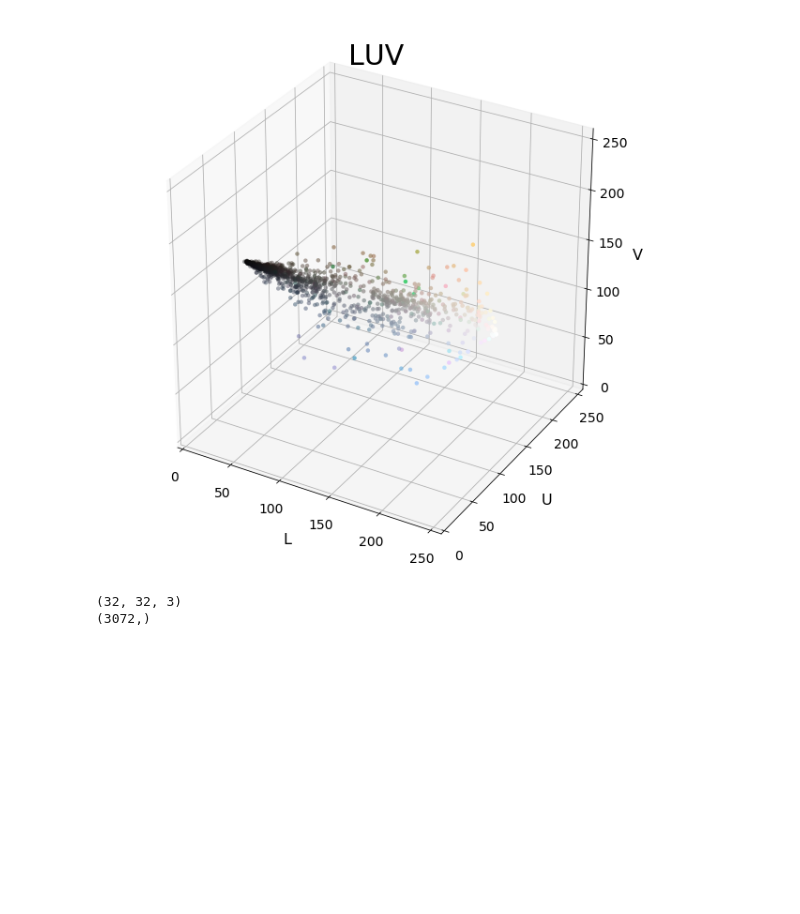
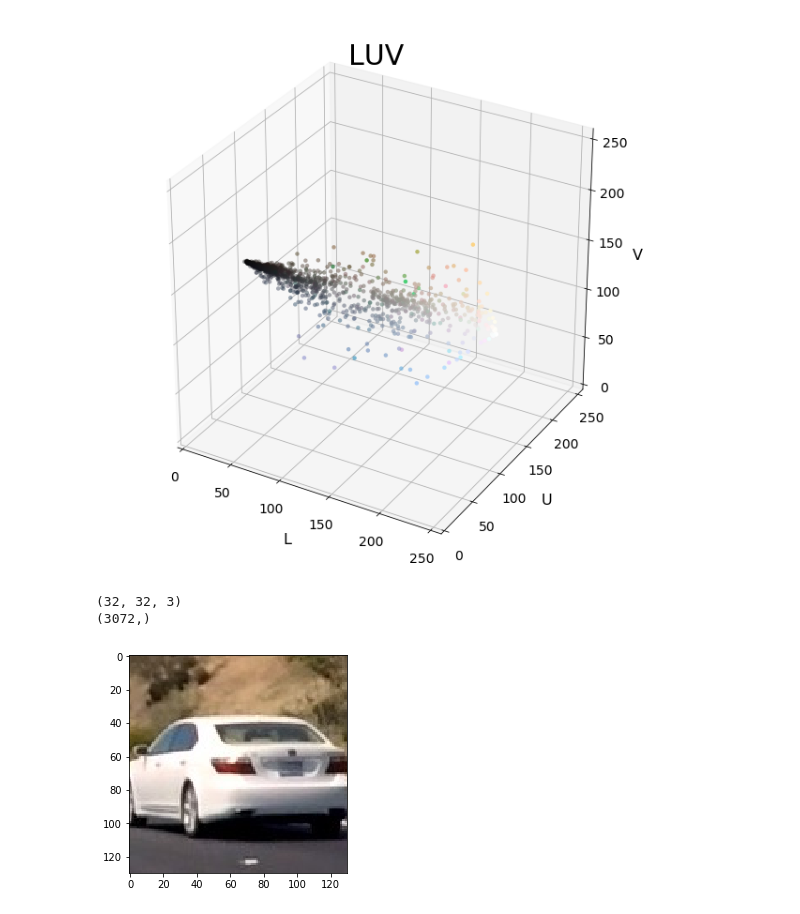
Before and after one commit to vburca/SDC-ND, a Jupyter notebook: labs/vehicle-detection/Vehicle-Detection.ipynb, the cells around one changed output. Cells and saved outputs as stored; diff of their text form; code cells hidden in the pictures; blank space fills up the shorter version.

```diff
--- a/labs/vehicle-detection/Vehicle-Detection.ipynb
+++ b/labs/vehicle-detection/Vehicle-Detection.ipynb
@@ -93,10 +97,14 @@ analyze_image(img)
 # %%
 image = mpimg.imread('images/car1.jpg')
 small_img = cv2.resize(image, (32, 32))
 print(small_img.shape)
 
 feature_vec = small_img.ravel()
 print(feature_vec.shape)
+
+plt.imshow(image)
+plt.show()
 # %% [output]
 (32, 32, 3)
 (3072,)
+[figure, added]
```
Also changed, not shown: parts of 6 cells of this notebook.
